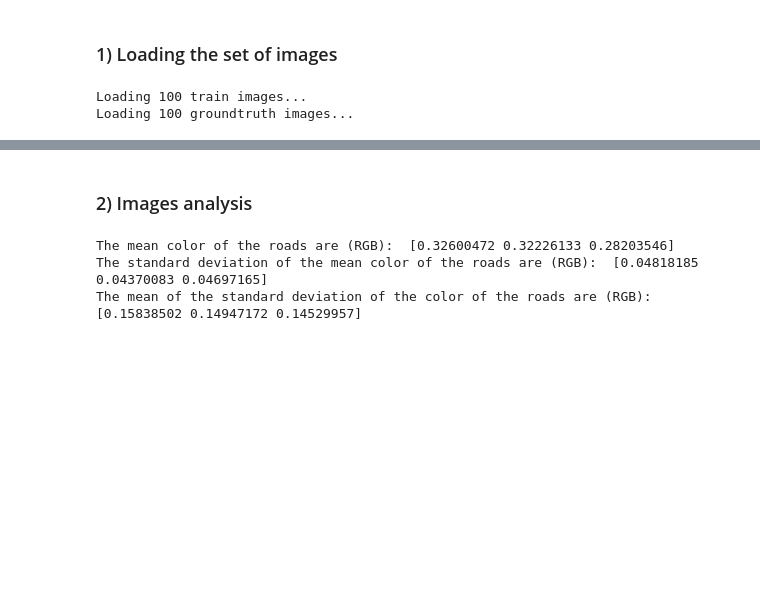
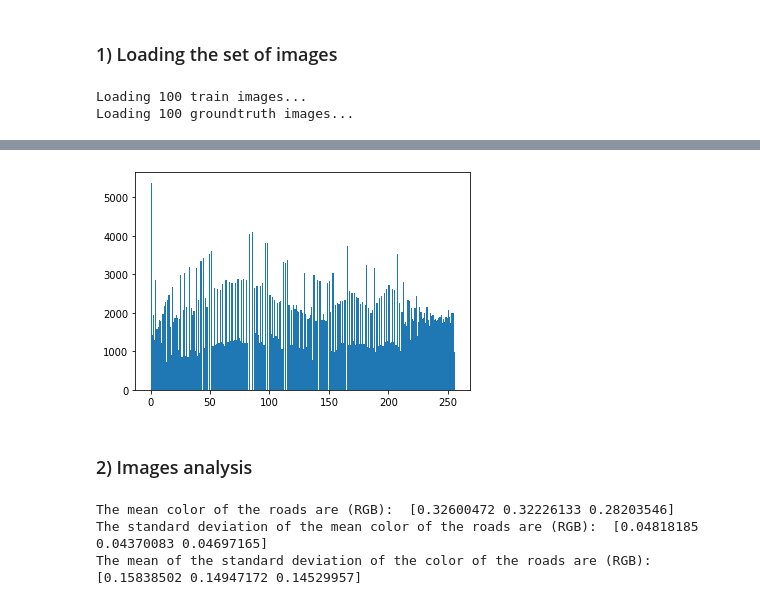
Before and after one commit to emdezla/RoadSegmentation, a Jupyter notebook: Emilio/LogisticRegression.ipynb, the cells around one changed output, grey strips where cells are left out. Saved outputs shown, nothing was run; the diff lists cells and outputs as text; code cells hidden in the pictures; blank space fills up the shorter version.

```diff
--- a/Emilio/LogisticRegression.ipynb
+++ b/Emilio/LogisticRegression.ipynb
@@ -64,3 +79,8 @@ NameError: name 'cv2' is not defined
+# %%
+plt.hist(uint8_equalized.ravel(),256,[0,256]);
+plt.show()
+# %% [output]
+[figure, added]
 # %% [markdown]
 ### 2) Images analysis
 # %%
```
Also changed, not shown: parts of 8 cells of this notebook.
